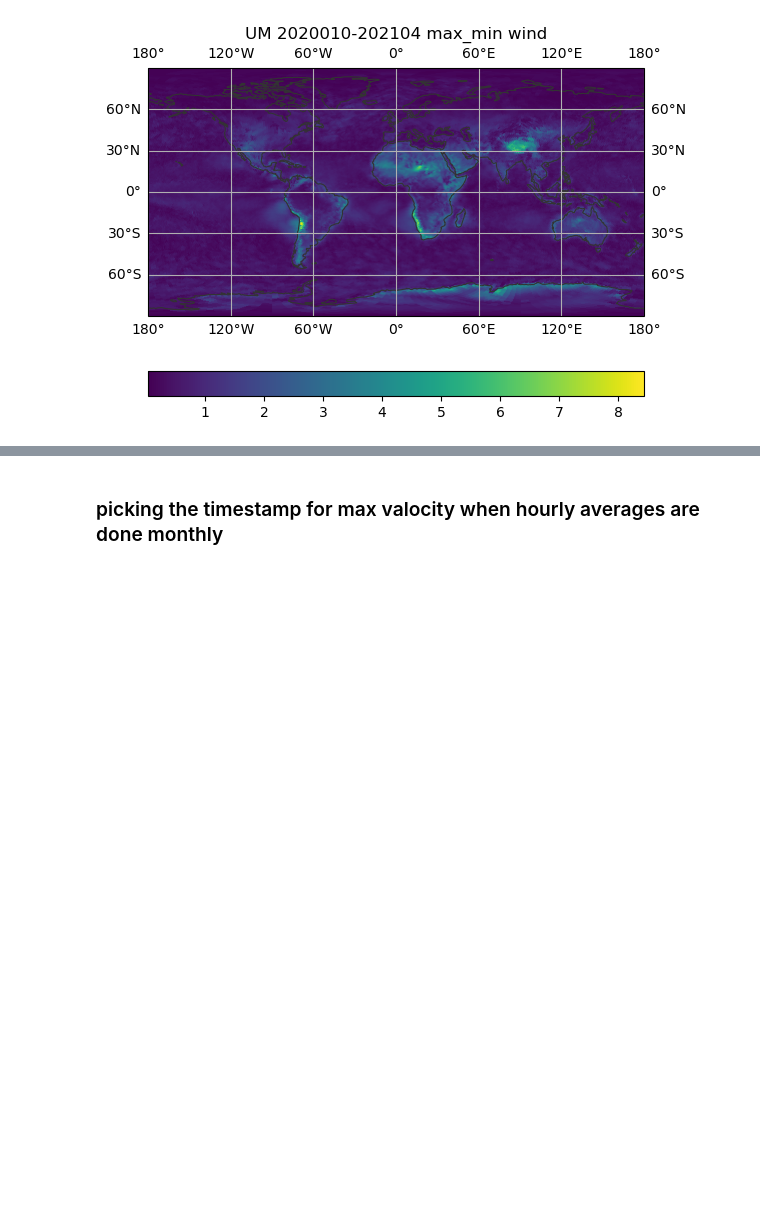
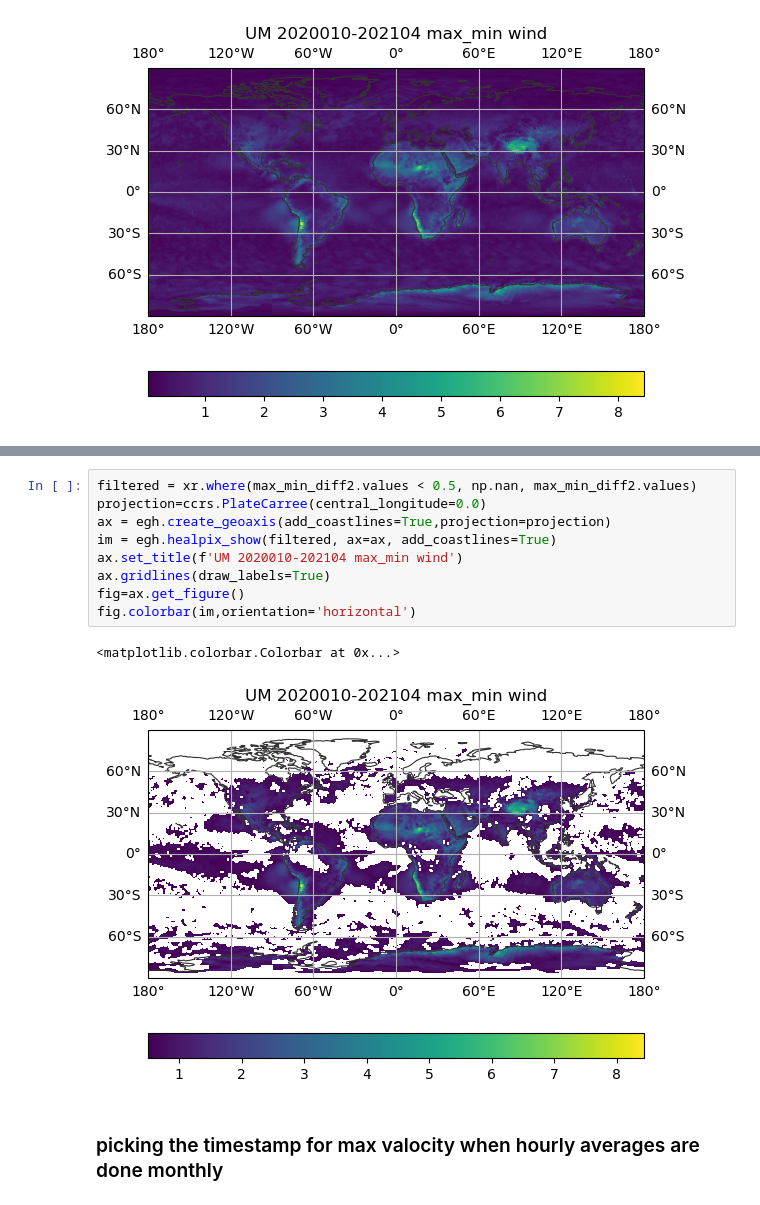
Before and after one commit to 21centuryweather/hk25-AusNode-coastal, a Jupyter notebook: analysis/diurnal_wind_cycle.ipynb, the cells around one changed output, grey strips where cells are left out. Drawn from its saved outputs; the diff is of its cells as text; blank space fills up the shorter version.

```diff
--- a/analysis/diurnal_wind_cycle.ipynb
+++ b/analysis/diurnal_wind_cycle.ipynb
@@ -204,3 +213,15 @@ fig.colorbar(im,orientation='horizontal')
+# %%
+filtered = xr.where(max_min_diff2.values < 0.5, np.nan, max_min_diff2.values)
+projection=ccrs.PlateCarree(central_longitude=0.0)
+ax = egh.create_geoaxis(add_coastlines=True,projection=projection)
+im = egh.healpix_show(filtered, ax=ax, add_coastlines=True)
+ax.set_title(f'UM 2020010-202104 max_min wind')
+ax.gridlines(draw_labels=True)
+fig=ax.get_figure()
+fig.colorbar(im,orientation='horizontal')
+# %% [output]
+<matplotlib.colorbar.Colorbar at 0x...>
+[figure, added]
 # %% [markdown]
 ### picking the timestamp for max valocity when hourly averages are done monthly
 # %%
```
Also changed, not shown: parts of 11 cells of this notebook.
